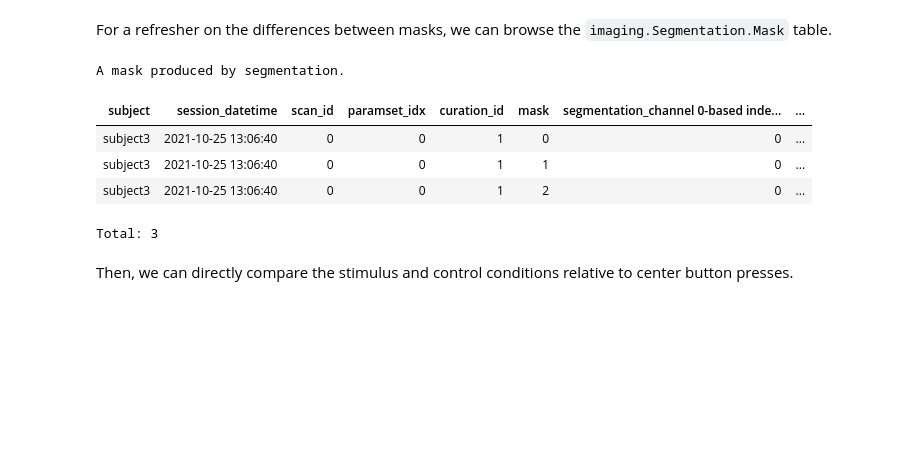
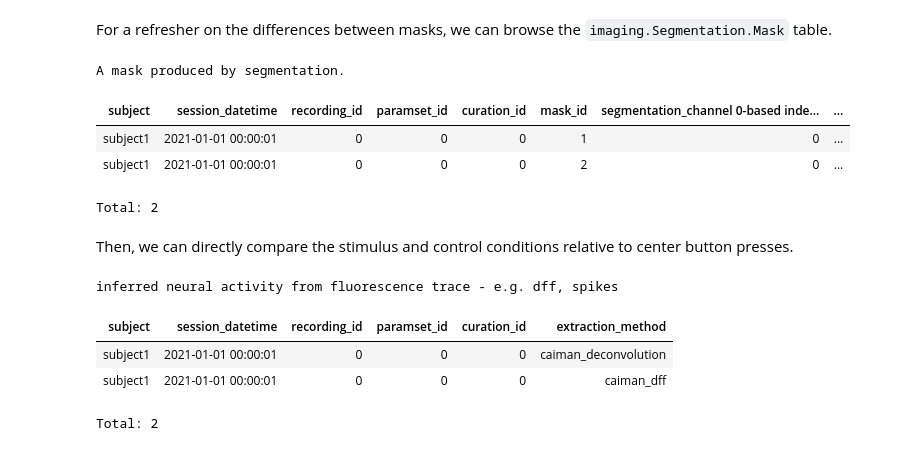
Before and after one commit to datajoint/workflow-miniscope, a Jupyter notebook: notebooks/07-downstream-analysis-optional.ipynb, the cells around one changed output. Cells and saved outputs as stored; diff of their text form; code cells hidden in the pictures; blank space fills up the shorter version.

```diff
--- a/notebooks/07-downstream-analysis-optional.ipynb
+++ b/notebooks/07-downstream-analysis-optional.ipynb
@@ -346,14 +346,21 @@ plot_aligned_activities(key, roi, axs=None, title=None) method of workflow_calci
 # %% [markdown]
 For a refresher on the differences between masks, we can browse the `imaging.Segmentation.Mask` table.
 # %%
-imaging.Segmentation.Mask & 'mask<3'
+miniscope.Segmentation.Mask & 'mask_id<3'
 # %% [output]
 A mask produced by segmentation.
-| subject | session_datetime | scan_id | paramset_idx | curation_id | mask | segmentation_channel 0-based inde... | ... |
-| subject3 | 2021-10-25 13:06:40 | 0 | 0 | 1 | 0 | 0 | ... |
-| subject3 | 2021-10-25 13:06:40 | 0 | 0 | 1 | 1 | 0 | ... |
-| subject3 | 2021-10-25 13:06:40 | 0 | 0 | 1 | 2 | 0 | ... |
+| subject | session_datetime | recording_id | paramset_id | curation_id | mask_id | segmentation_channel 0-based inde... | ... |
+| subject1 | 2021-01-01 00:00:01 | 0 | 0 | 0 | 1 | 0 | ... |
+| subject1 | 2021-01-01 00:00:01 | 0 | 0 | 0 | 2 | 0 | ... |
-Total: 3
+Total: 2
 # %% [markdown]
 Then, we can directly compare the stimulus and control conditions relative to center button presses.
+# %%
+miniscope.Activity()
+# %% [output]
+inferred neural activity from fluorescence trace - e.g. dff, spikes
+| subject | session_datetime | recording_id | paramset_id | curation_id | extraction_method |
+| subject1 | 2021-01-01 00:00:01 | 0 | 0 | 0 | caiman_deconvolution |
+| subject1 | 2021-01-01 00:00:01 | 0 | 0 | 0 | caiman_dff |
+Total: 2
 # %%
```
Also changed, not shown: parts of 6 cells of this notebook, 2 other files.
